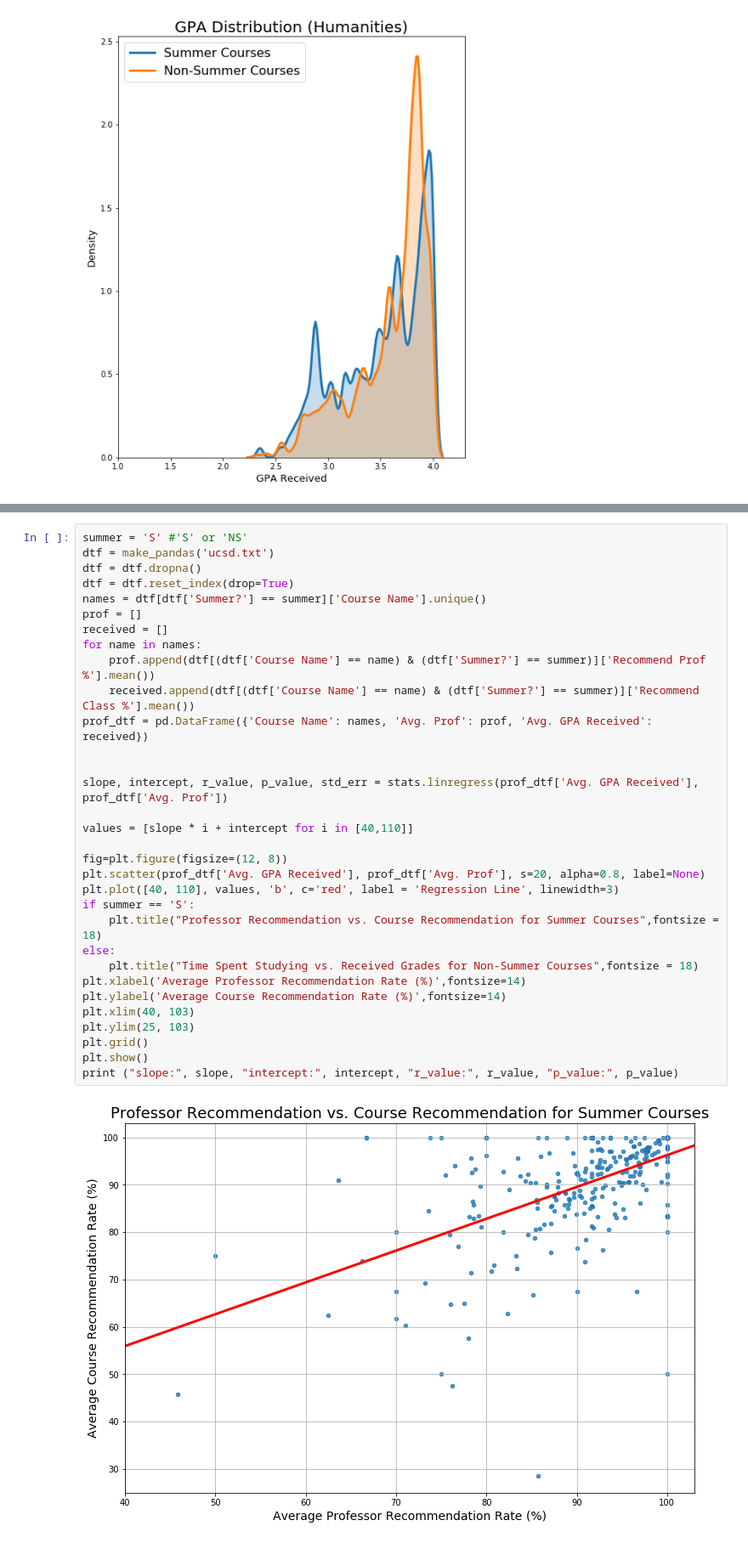
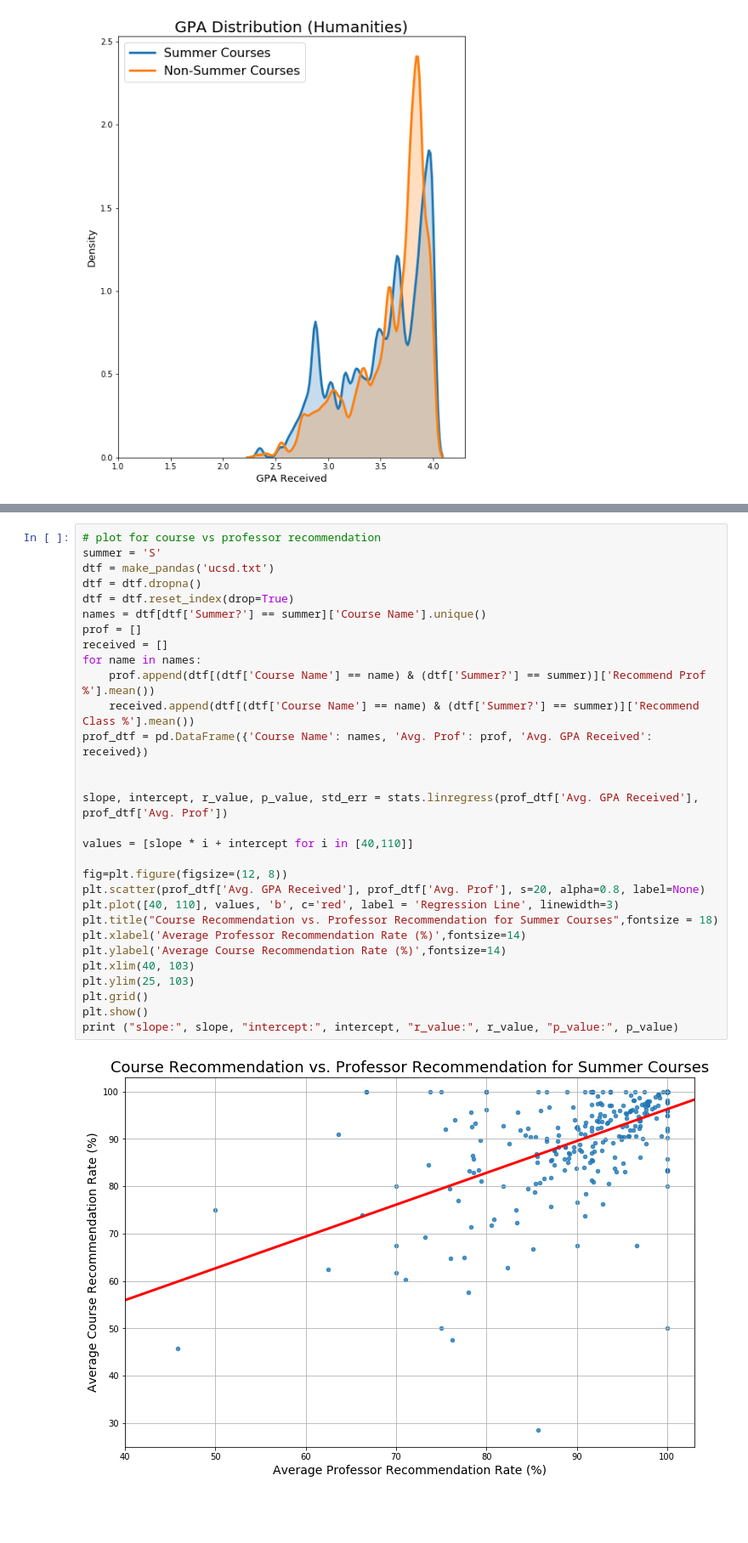
Before and after one commit to alexng1928/ECE143Team6, a Jupyter notebook: GPA Dist and Regression.ipynb, the cells around one changed output, grey strips where cells are left out. Shown at 85% size. Cells and saved outputs as stored; diff of their text form; blank space fills up the shorter version.

```diff
--- a/GPA Dist and Regression.ipynb
+++ b/GPA Dist and Regression.ipynb
@@ -204,35 +203,33 @@ plt.show()
 # %%
-summer = 'S' #'S' or 'NS'
+# plot for course vs professor recommendation
+summer = 'S'
 dtf = make_pandas('ucsd.txt')
 dtf = dtf.dropna()
 dtf = dtf.reset_index(drop=True)
 names = dtf[dtf['Summer?'] == summer]['Course Name'].unique()
 prof = []
 received = []
 for name in names:
     prof.append(dtf[(dtf['Course Name'] == name) & (dtf['Summer?'] == summer)]['Recommend Prof %'].mean())
     received.append(dtf[(dtf['Course Name'] == name) & (dtf['Summer?'] == summer)]['Recommend Class %'].mean())
 prof_dtf = pd.DataFrame({'Course Name': names, 'Avg. Prof': prof, 'Avg. GPA Received': received})
 
 
 slope, intercept, r_value, p_value, std_err = stats.linregress(prof_dtf['Avg. GPA Received'], prof_dtf['Avg. Prof'])
 
 values = [slope * i + intercept for i in [40,110]]
 
 fig=plt.figure(figsize=(12, 8))
 plt.scatter(prof_dtf['Avg. GPA Received'], prof_dtf['Avg. Prof'], s=20, alpha=0.8, label=None)
 plt.plot([40, 110], values, 'b', c='red', label = 'Regression Line', linewidth=3)
-if summer == 'S':
-    plt.title("Professor Recommendation vs. Course Recommendation for Summer Courses",fontsize = 18)
-else:
-    plt.title("Time Spent Studying vs. Received Grades for Non-Summer Courses",fontsize = 18)
+plt.title("Course Recommendation vs. Professor Recommendation for Summer Courses",fontsize = 18)
 plt.xlabel('Average Professor Recommendation Rate (%)',fontsize=14)
 plt.ylabel('Average Course Recommendation Rate (%)',fontsize=14)
 plt.xlim(40, 103)
 plt.ylim(25, 103)
 plt.grid()
 plt.show()
 print ("slope:", slope, "intercept:", intercept, "r_value:", r_value, "p_value:", p_value)
 # %% [output]
-[figure, old version]
+[figure, new version]
 ('slope:', 0.6717551692035415, 'intercept:', 29.09028881570722, 'r_value:', 0.5520318357857595, 'p_value:', 2.265531028224549e-24)
```
Also changed, not shown: parts of 7 cells of this notebook.
